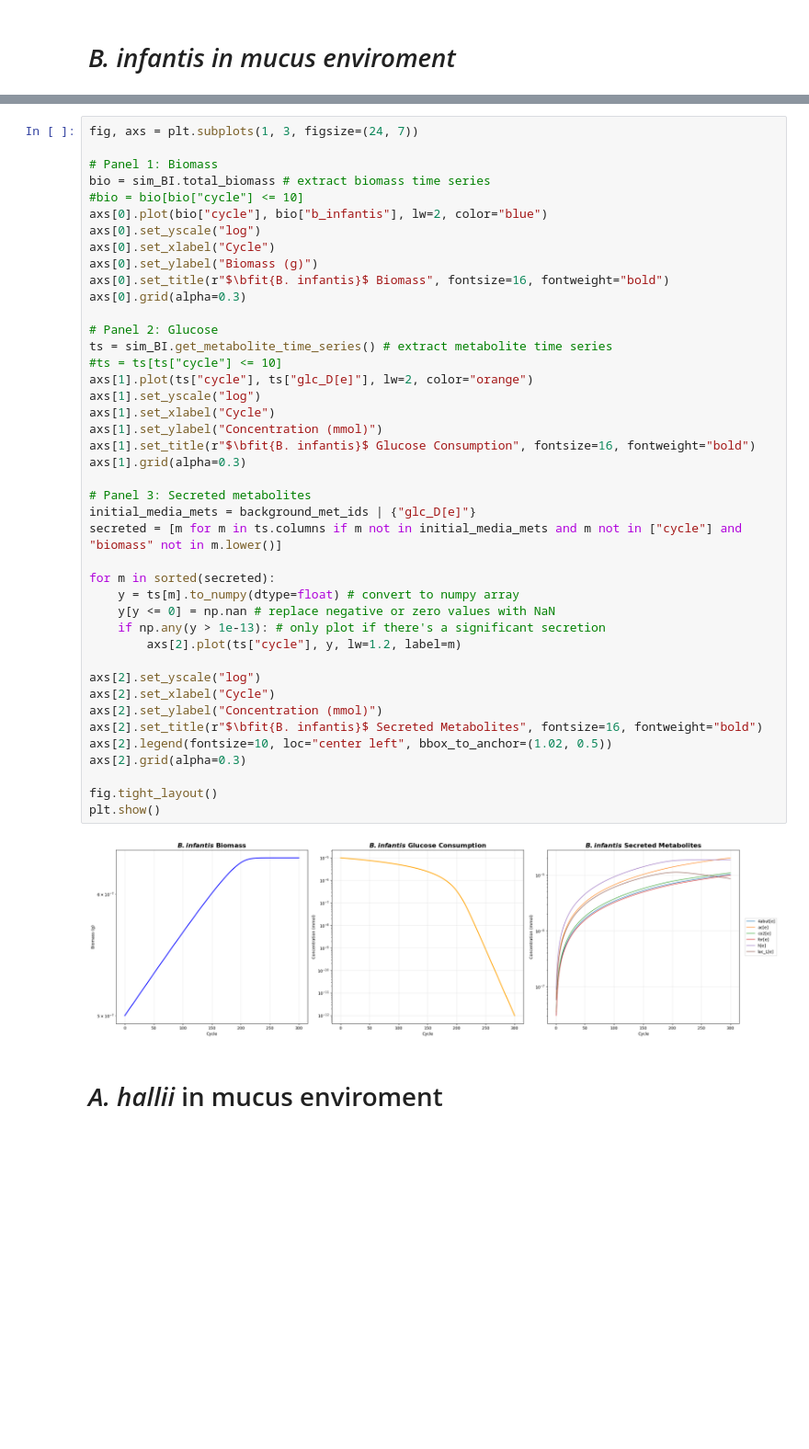
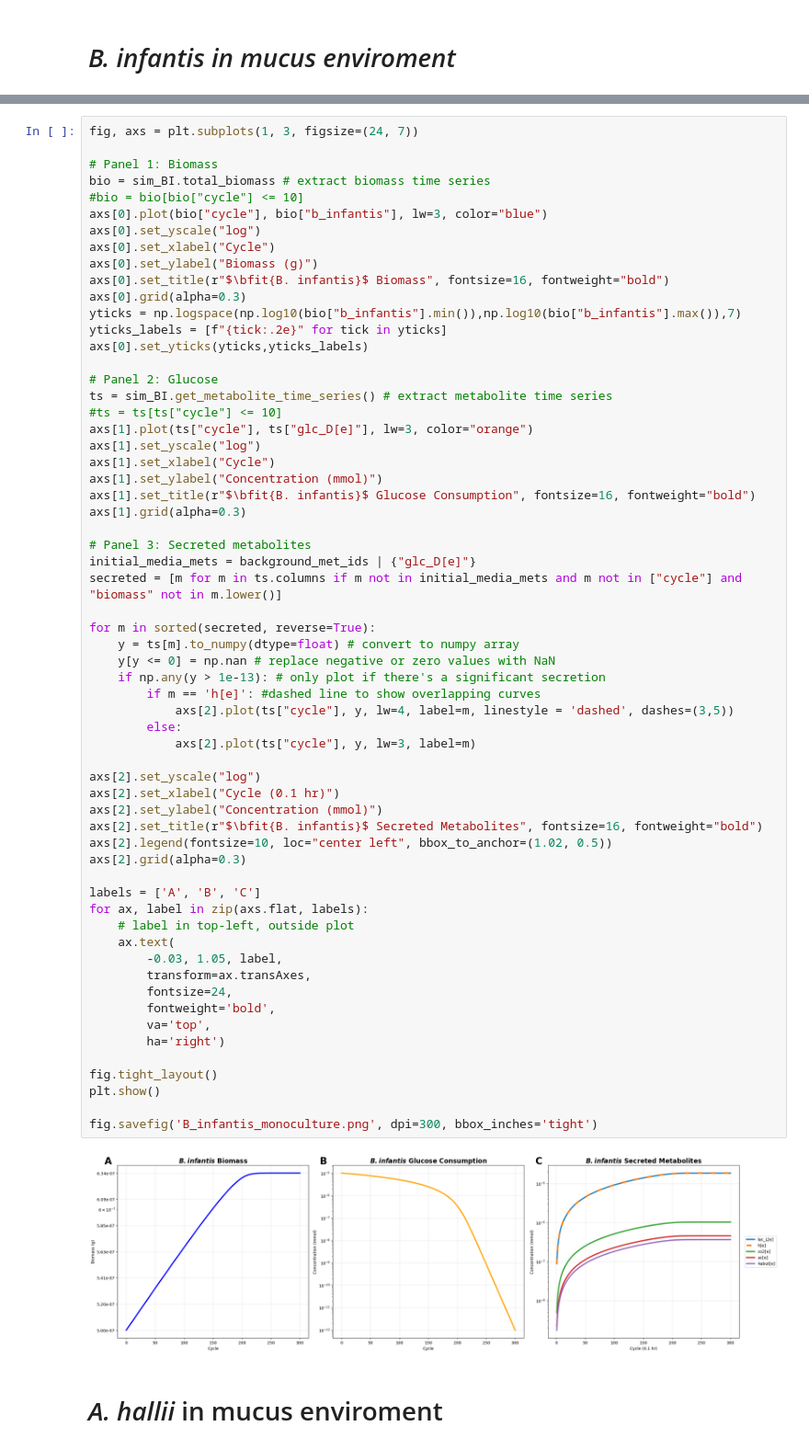
Before and after one commit to m-3-lab/SpatialFBAExample, a Jupyter notebook: Paper Code/3_2_1_Individual.ipynb, the cells around one changed output, grey strips where cells are left out. Shown at 92% size. Saved outputs shown, nothing was run; the diff lists cells and outputs as text; blank space fills up the shorter version.

Commit message:
Updated 3_2_1_Individual
Updated monoculture simulations to match text. Formatted and saved figures.

```diff
--- a/Paper Code/3_2_1_Individual.ipynb
+++ b/Paper Code/3_2_1_Individual.ipynb
@@ -221,44 +233,63 @@ fig, axs = plt.subplots(1, 3, figsize=(24, 7))
 # Panel 1: Biomass
 bio = sim_BI.total_biomass # extract biomass time series
 #bio = bio[bio["cycle"] <= 10]
-axs[0].plot(bio["cycle"], bio["b_infantis"], lw=2, color="blue")
+axs[0].plot(bio["cycle"], bio["b_infantis"], lw=3, color="blue")
 axs[0].set_yscale("log")
 axs[0].set_xlabel("Cycle")
 axs[0].set_ylabel("Biomass (g)")
 axs[0].set_title(r"$\bfit{B. infantis}$ Biomass", fontsize=16, fontweight="bold")
 axs[0].grid(alpha=0.3)
+yticks = np.logspace(np.log10(bio["b_infantis"].min()),np.log10(bio["b_infantis"].max()),7)
+yticks_labels = [f"{tick:.2e}" for tick in yticks]
+axs[0].set_yticks(yticks,yticks_labels)
 
 # Panel 2: Glucose
 ts = sim_BI.get_metabolite_time_series() # extract metabolite time series
 #ts = ts[ts["cycle"] <= 10]
-axs[1].plot(ts["cycle"], ts["glc_D[e]"], lw=2, color="orange")
+axs[1].plot(ts["cycle"], ts["glc_D[e]"], lw=3, color="orange")
 axs[1].set_yscale("log")
 axs[1].set_xlabel("Cycle")
 axs[1].set_ylabel("Concentration (mmol)")
 axs[1].set_title(r"$\bfit{B. infantis}$ Glucose Consumption", fontsize=16, fontweight="bold")
 axs[1].grid(alpha=0.3)
 
 # Panel 3: Secreted metabolites
 initial_media_mets = background_met_ids | {"glc_D[e]"}
 secreted = [m for m in ts.columns if m not in initial_media_mets and m not in ["cycle"] and "biomass" not in m.lower()]
 
-for m in sorted(secreted):
+for m in sorted(secreted, reverse=True):
     y = ts[m].to_numpy(dtype=float) # convert to numpy array
     y[y <= 0] = np.nan # replace negative or zero values with NaN
     if np.any(y > 1e-13): # only plot if there's a significant secretion
-        axs[2].plot(ts["cycle"], y, lw=1.2, label=m)
+        if m == 'h[e]': #dashed line to show overlapping curves
+            axs[2].plot(ts["cycle"], y, lw=4, label=m, linestyle = 'dashed', dashes=(3,5))
+        else:
+            axs[2].plot(ts["cycle"], y, lw=3, label=m)
 
 axs[2].set_yscale("log")
-axs[2].set_xlabel("Cycle")
+axs[2].set_xlabel("Cycle (0.1 hr)")
 axs[2].set_ylabel("Concentration (mmol)")
 axs[2].set_title(r"$\bfit{B. infantis}$ Secreted Metabolites", fontsize=16, fontweight="bold")
 axs[2].legend(fontsize=10, loc="center left", bbox_to_anchor=(1.02, 0.5))
 axs[2].grid(alpha=0.3)
 
+labels = ['A', 'B', 'C']
+for ax, label in zip(axs.flat, labels):
+    # label in top-left, outside plot
+    ax.text(
+        -0.03, 1.05, label,
+        transform=ax.transAxes,
+        fontsize=24,
+        fontweight='bold',
+        va='top',
+        ha='right')
+
 fig.tight_layout()
 plt.show()
+
+fig.savefig('B_infantis_monoculture.png', dpi=300, bbox_inches='tight')
 # %% [output]
-[figure, old version]
+[figure, new version]
 # %% [markdown]
 
 # *A. hallii* in mucus enviroment
```
Also changed, not shown: parts of 6 cells of this notebook, 2 other files.
